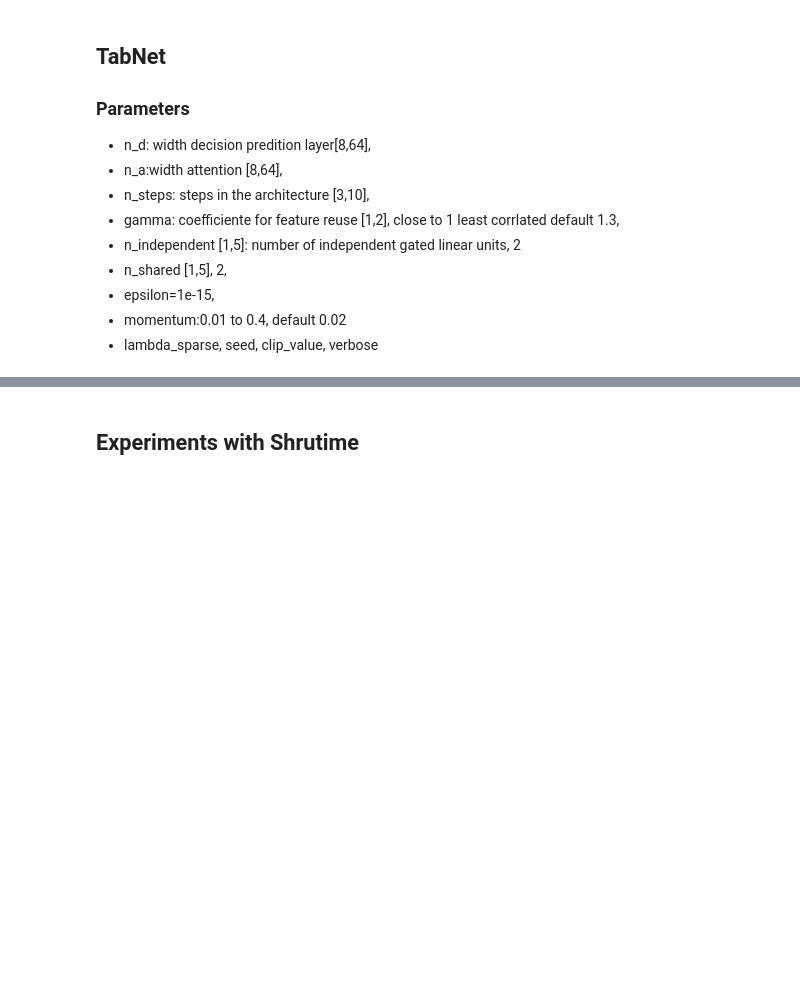
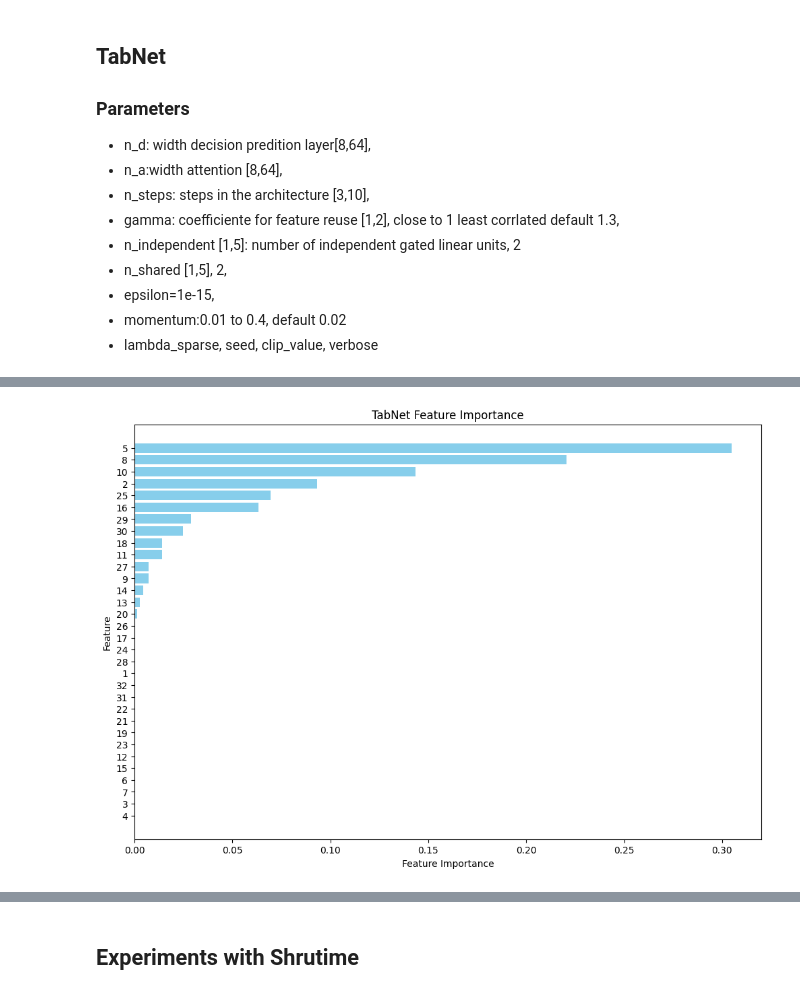
Before and after one commit to jpoolcen/homeworks, a Jupyter notebook: project_final/tabnet.ipynb, the cells around one changed output, grey strips where cells are left out. Saved outputs shown, nothing was run; the diff lists cells and outputs as text; code cells hidden in the pictures; blank space fills up the shorter version.

```diff
--- a/project_final/tabnet.ipynb
+++ b/project_final/tabnet.ipynb
@@ -43,0 +83,4 @@ base_path = 'homeworks/data/project/gesture_phase/'
+# %%
+tabnet_clf = TabNetClassifier()
+# Entrenar el modelo
+tabnet_clf.fit(X_train, y_train, max_epochs=100, patience=10, batch_size=256, virtual_batch_size=128,num_workers=0)
@@ -43,0 +205,20 @@ base_path = 'homeworks/data/project/gesture_phase/'
+# %%
+## Feature importance
+importances = tabnet_clf.feature_importances_
+features = df.columns[:-1]  # Suponiendo que la última columna es el target
+
+# Ordenar las importancias y los nombres de las características
+indices = np.argsort(importances)
+sorted_importances = importances[indices]
+sorted_features = features[indices]
+
+plt.figure(figsize=(12, 8))
+plt.barh(range(X.shape[1]), sorted_importances, color='skyblue')
+plt.yticks(range(X.shape[1]), sorted_features)
+plt.xlabel('Feature Importance')
+plt.ylabel('Feature')
+plt.title('TabNet Feature Importance')
+plt.savefig('feature_importance_tabnet.png')
+plt.show()
+# %% [output]
+[figure, added]
```
Also changed, not shown: parts of 44 cells of this notebook, 2 other files.
